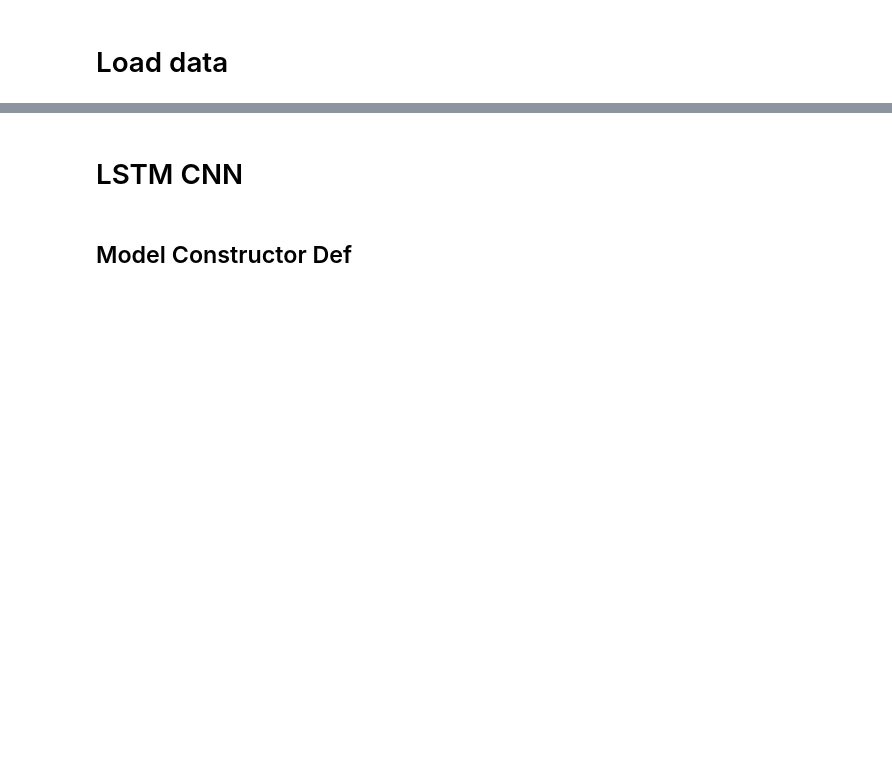
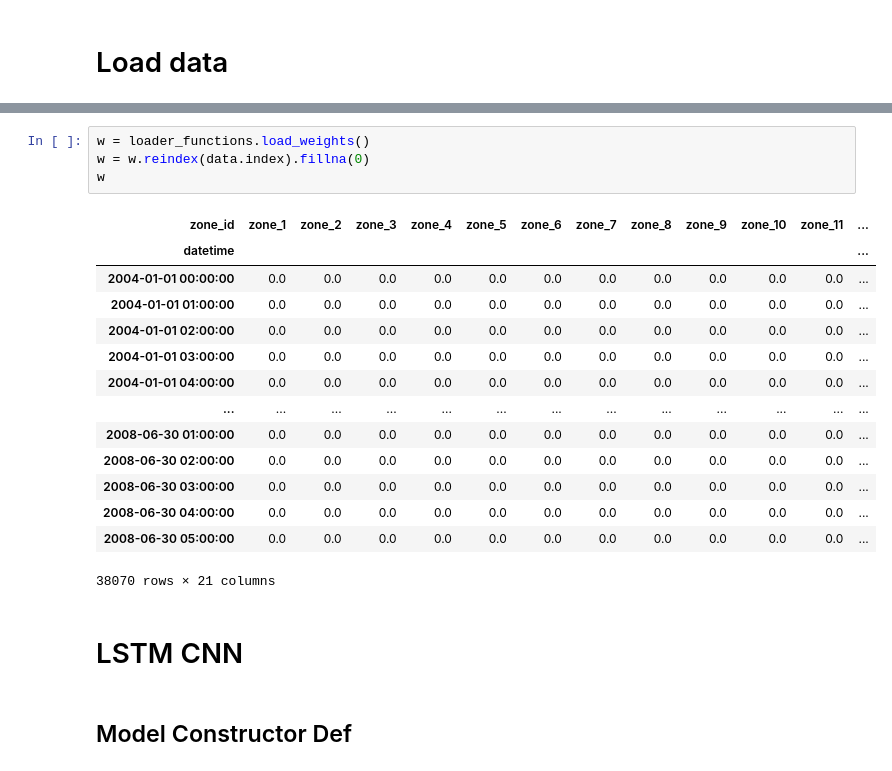
Before and after one commit to pavander7/415-final-project, a Jupyter notebook: lstm_cnn.ipynb, the cells around one changed output, grey strips where cells are left out. Saved outputs shown, nothing was run; the diff lists cells and outputs as text; blank space fills up the shorter version.

```diff
--- a/lstm_cnn.ipynb
+++ b/lstm_cnn.ipynb
@@ -249,3 +57,22 @@ data
+# %%
+w = loader_functions.load_weights()
+w = w.reindex(data.index).fillna(0)
+w
+# %% [output]
+| zone_id | zone_1 | zone_2 | zone_3 | zone_4 | zone_5 | zone_6 | zone_7 | zone_8 | zone_9 | zone_10 | zone_11 | ... |
+| datetime |  |  |  |  |  |  |  |  |  |  |  | ... |
+| 2004-01-01 00:00:00 | 0.0 | 0.0 | 0.0 | 0.0 | 0.0 | 0.0 | 0.0 | 0.0 | 0.0 | 0.0 | 0.0 | ... |
+| 2004-01-01 01:00:00 | 0.0 | 0.0 | 0.0 | 0.0 | 0.0 | 0.0 | 0.0 | 0.0 | 0.0 | 0.0 | 0.0 | ... |
+| 2004-01-01 02:00:00 | 0.0 | 0.0 | 0.0 | 0.0 | 0.0 | 0.0 | 0.0 | 0.0 | 0.0 | 0.0 | 0.0 | ... |
+| 2004-01-01 03:00:00 | 0.0 | 0.0 | 0.0 | 0.0 | 0.0 | 0.0 | 0.0 | 0.0 | 0.0 | 0.0 | 0.0 | ... |
+| 2004-01-01 04:00:00 | 0.0 | 0.0 | 0.0 | 0.0 | 0.0 | 0.0 | 0.0 | 0.0 | 0.0 | 0.0 | 0.0 | ... |
+| ... | ... | ... | ... | ... | ... | ... | ... | ... | ... | ... | ... | ... |
+| 2008-06-30 01:00:00 | 0.0 | 0.0 | 0.0 | 0.0 | 0.0 | 0.0 | 0.0 | 0.0 | 0.0 | 0.0 | 0.0 | ... |
+| 2008-06-30 02:00:00 | 0.0 | 0.0 | 0.0 | 0.0 | 0.0 | 0.0 | 0.0 | 0.0 | 0.0 | 0.0 | 0.0 | ... |
+| 2008-06-30 03:00:00 | 0.0 | 0.0 | 0.0 | 0.0 | 0.0 | 0.0 | 0.0 | 0.0 | 0.0 | 0.0 | 0.0 | ... |
+| 2008-06-30 04:00:00 | 0.0 | 0.0 | 0.0 | 0.0 | 0.0 | 0.0 | 0.0 | 0.0 | 0.0 | 0.0 | 0.0 | ... |
+| 2008-06-30 05:00:00 | 0.0 | 0.0 | 0.0 | 0.0 | 0.0 | 0.0 | 0.0 | 0.0 | 0.0 | 0.0 | 0.0 | ... |
+38070 rows × 21 columns
 # %% [markdown]
 # LSTM CNN
 # %% [markdown]
```
Also changed, not shown: parts of 25 cells of this notebook, 3 other files.
